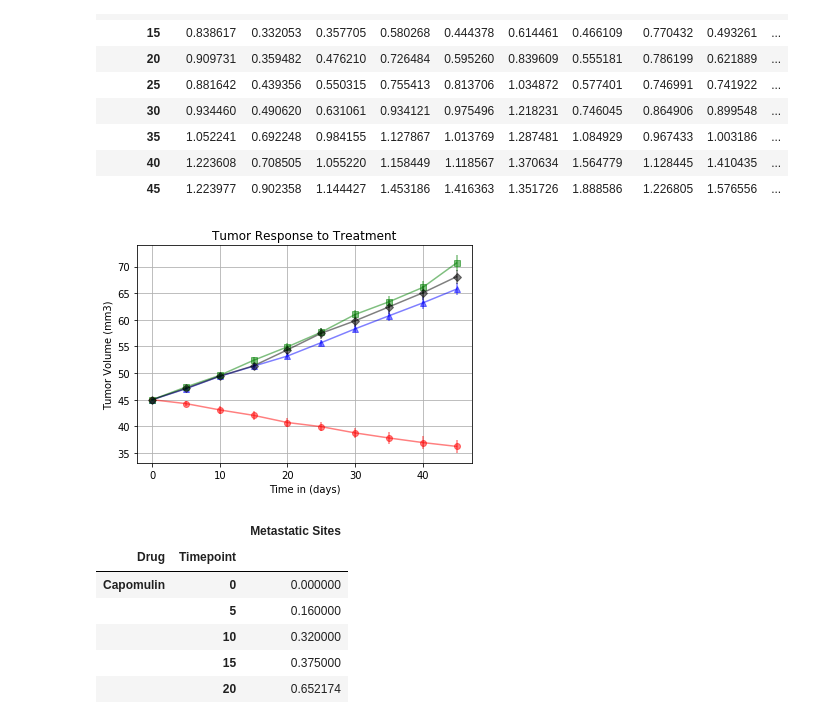
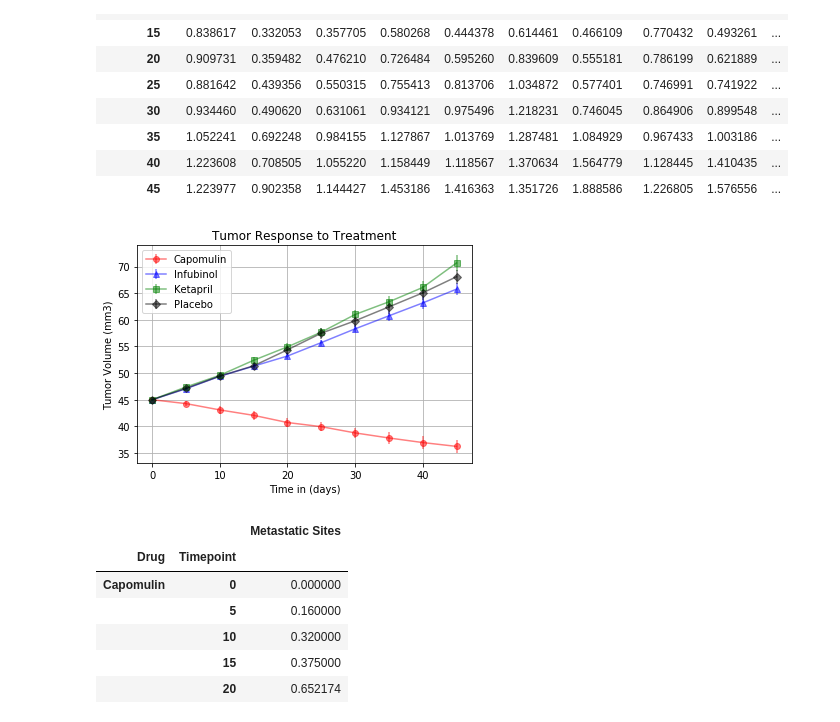
Before and after one commit to Niharika17S/Python-Matplotlib-Pymaceuticals-Inc, a Jupyter notebook: Pharmaceutical.ipynb, the cells around one changed output. Saved outputs shown, nothing was run; the diff lists cells and outputs as text; code cells hidden in the pictures.

```diff
--- a/Pharmaceutical.ipynb
+++ b/Pharmaceutical.ipynb
@@ -97,22 +105,23 @@ sem_tumor_pivot
 # %%
 #ax = plt.subplots()
 plt.errorbar(tumor_mean_pivot.index,tumor_mean_pivot["Capomulin"],yerr = sem_tumor_pivot["Capomulin"], fmt = '-', marker = 'o',color="r",
              alpha = 0.5, label="Capomulin")
 plt.errorbar(tumor_mean_pivot.index,tumor_mean_pivot["Infubinol"],yerr = sem_tumor_pivot["Infubinol"],fmt = '-', marker = '^',color="b",
              alpha = 0.5, label="Infubinol")
 plt.errorbar(tumor_mean_pivot.index,tumor_mean_pivot["Ketapril"],yerr = sem_tumor_pivot["Ketapril"],fmt = '-', marker = 's',color="g",
              alpha = 0.5, label="Ketapril")
 plt.errorbar(tumor_mean_pivot.index,tumor_mean_pivot["Placebo"],yerr = sem_tumor_pivot["Placebo"],fmt = '-', marker = 'D',color="black",
              alpha = 0.5, label="Placebo")
 
 #plt.xlim(-0.45, len(tumor_mean_pivot))
 
 plt.title("Tumor Response to Treatment")
 plt.xlabel("Time in (days)")
 plt.ylabel("Tumor Volume (mm3)")
+plt.legend(loc='upper left')
 plt.grid()
 # %% [output]
-[figure, old version]
+[figure, new version]
 # %%
 #Mean Met. Site Data Grouped by Drug and Timepoint
 grouped_merged_data = merged_data.groupby(["Drug","Timepoint"])
```
Also changed, not shown: parts of 7 cells of this notebook.
